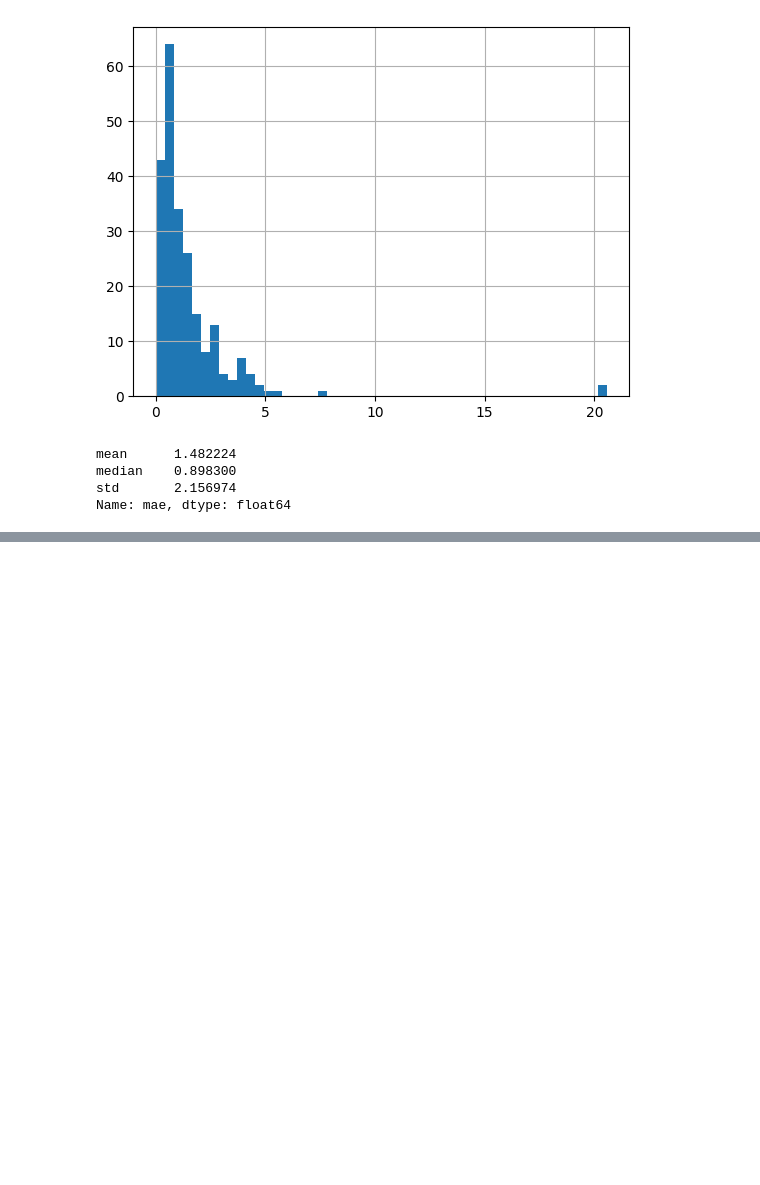
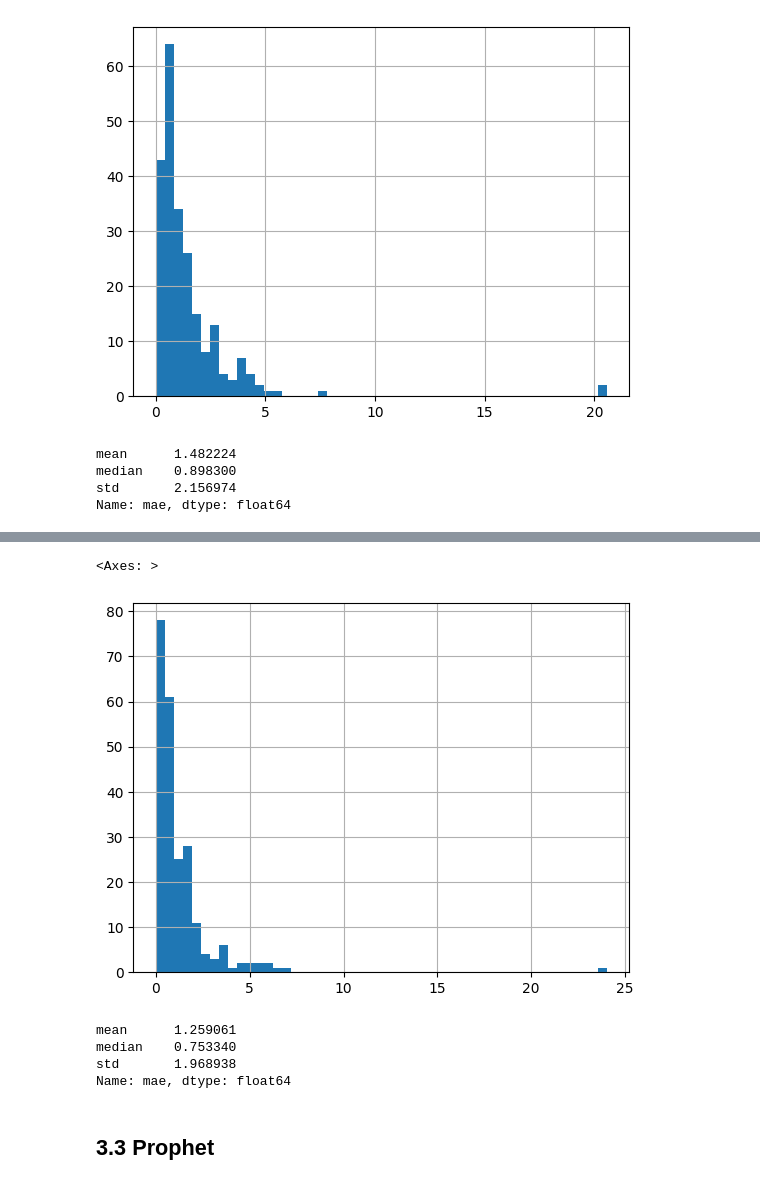
Before and after one commit to lavinomenezes/Desafio_DS_Series_Temporais, a Jupyter notebook: notebooks/desafio_df_v01_time_series_analyses.ipynb, the cells around one changed output, grey strips where cells are left out. Saved outputs shown, nothing was run; the diff lists cells and outputs as text; code cells hidden in the pictures; blank space fills up the shorter version.

Commit message:
models for all countrys

```diff
--- a/notebooks/desafio_df_v01_time_series_analyses.ipynb
+++ b/notebooks/desafio_df_v01_time_series_analyses.ipynb
@@ -569,6 +570,6 @@ for country in df3.columns:
 # %%
-df_pred.index = test.index
-df_pred
+df_pred_sarimax.index = test.index
+df_pred_sarimax
 # %% [output]
 |  | Afghanistan | Albania | Algeria | Andorra | Angola | Antigua and Barbuda | Argentina | Armenia | Aruba | ... |
 | year |  |  |  |  |  |  |  |  |  | ... |
@@ -590,8 +591,8 @@ def metrics(y_true, y_pred,model_name, country):
     return metrics
 # %%
 df_metrics_sarimax = pd.DataFrame()
-for country in df_pred.columns:
-    metrics_sarimax = metrics(test[country], df_pred[country], 'sarimax',country)
+for country in df_pred_sarimax.columns:
+    metrics_sarimax = metrics(test[country], df_pred_sarimax[country], 'sarimax',country)
     df_metrics_sarimax = pd.concat([df_metrics_sarimax, metrics_sarimax], axis=0)
 # %%
 df_metrics_sarimax.sort_values(by='mae', ascending=False).head(20)
@@ -627,0 +631,17 @@ Name: mae, dtype: float64
+# %%
+df_pred_ss = pd.DataFrame()
+for country in df3.columns:
+
+    # simple exponetial smooting
+    model_ses = SimpleExpSmoothing(
+        train[country],
+        initialization_method='estimated',
+    ).fit()
+# heuristic smoothing_level=0.7, optimized=True
+    pred_ses = model_ses.forecast(test.shape[0])
+    df_pred_ss = pd.concat([df_pred_ss, pd.DataFrame(pred_ses, columns=[country])], axis=1)
+# %%
+df_metrics_ss = pd.DataFrame()
+for country in df_pred_ss.columns:
+    metrics_ss = metrics(test[country], df_pred_ss[country], 'simple smothing',country)
+    df_metrics_ss = pd.concat([df_metrics_ss, metrics_ss], axis=0)
@@ -627,0 +668,14 @@ Name: mae, dtype: float64
+# %%
+df_metrics_ss['mae'].hist(bins=50)
+# %% [output]
+<Axes: >
+[figure, added]
+# %%
+df_metrics_ss['mae'].agg(['mean','median','std'])
+# %% [output]
+mean      1.259061
+median    0.753340
+std       1.968938
+Name: mae, dtype: float64
+# %% [markdown]
+## 3.3 Prophet
```
Also changed, not shown: parts of 16 cells of this notebook.
